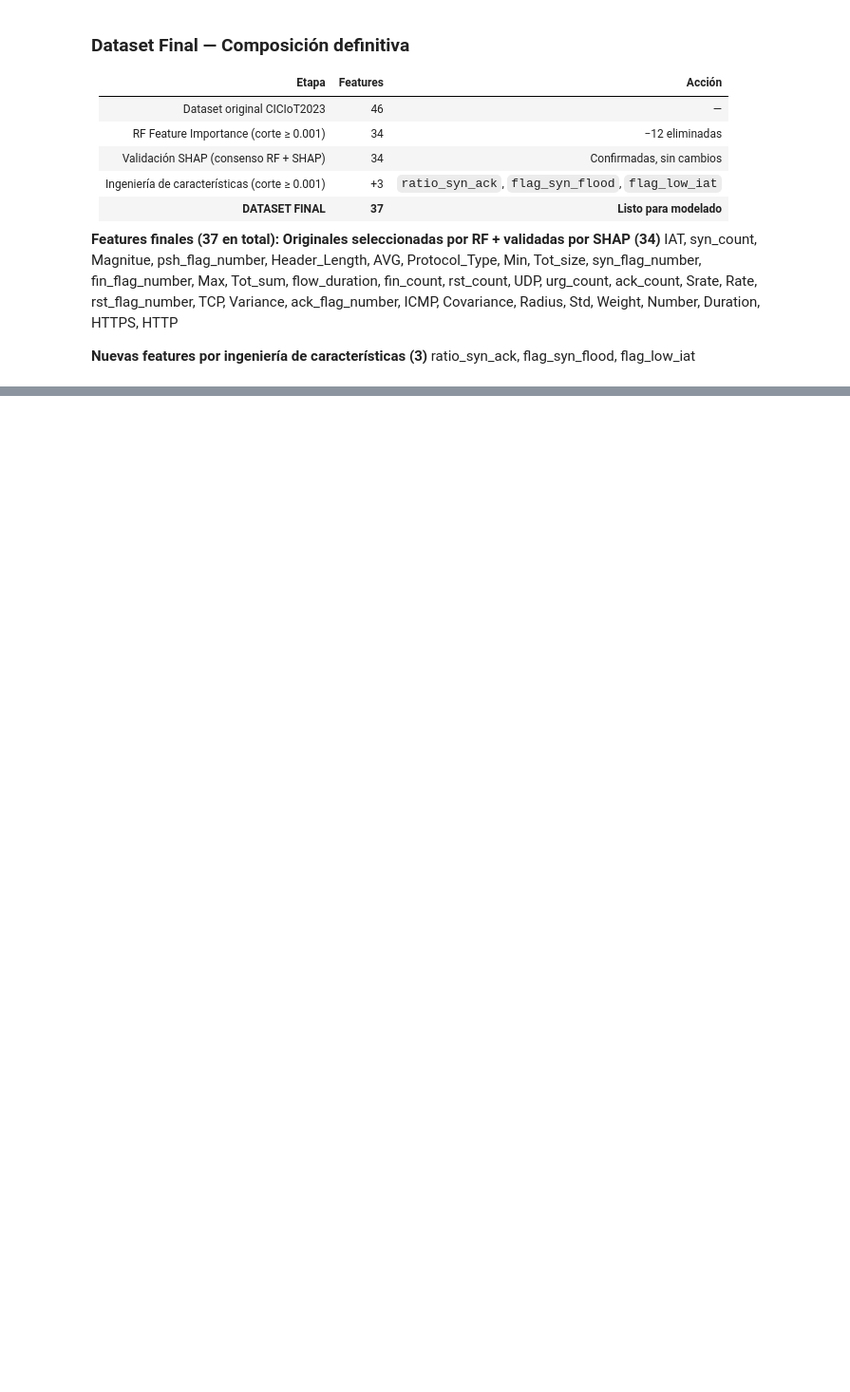
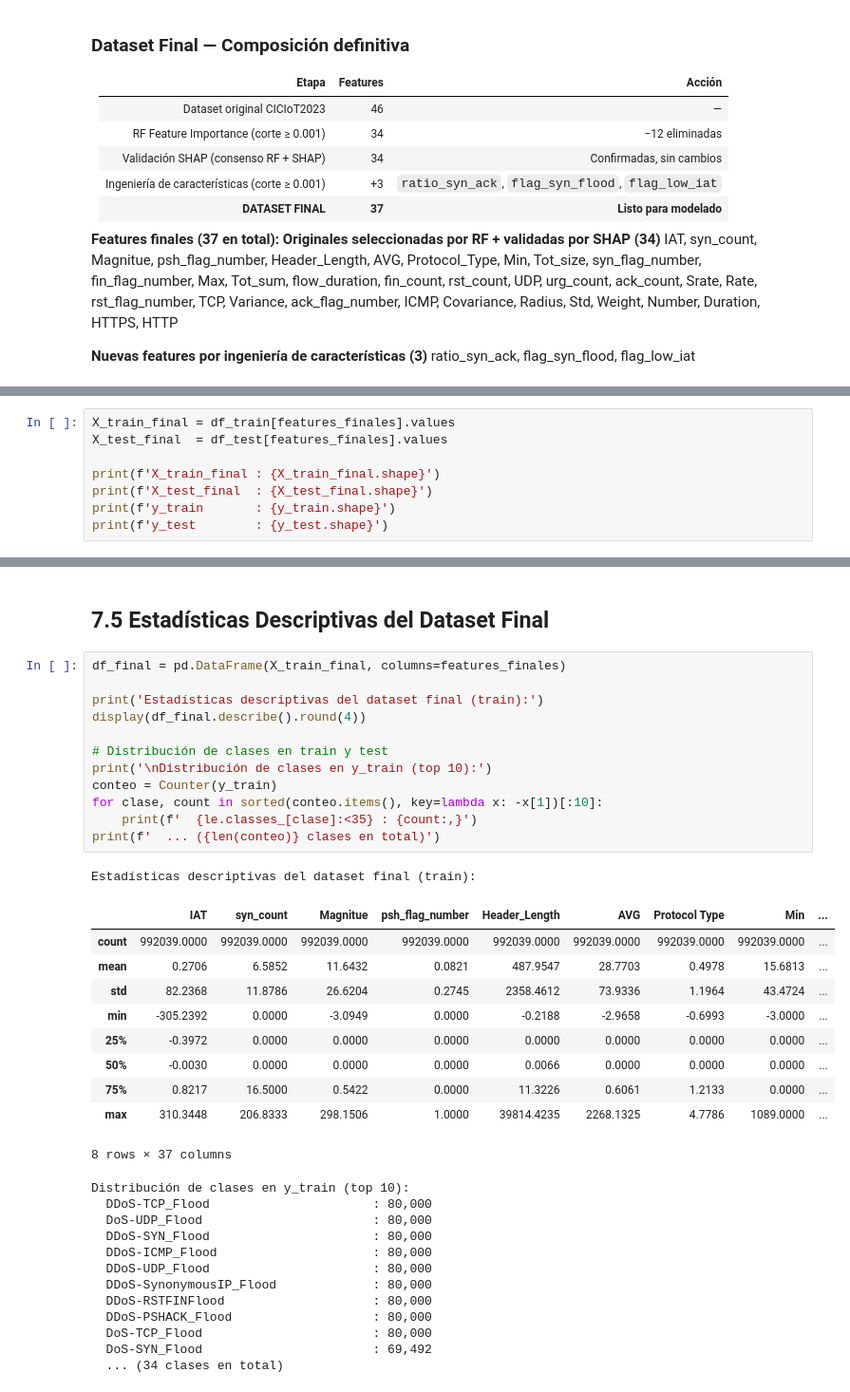
Before and after one commit to xtsebas/iot-intrusion-detection-ml, a Jupyter notebook: notebooks/Parte_1.ipynb, the cells around one changed output, grey strips where cells are left out. Shown at 95% size. Drawn from its saved outputs; the diff is of its cells as text; blank space fills up the shorter version.

```diff
--- a/notebooks/Parte_1.ipynb
+++ b/notebooks/Parte_1.ipynb
@@ -1726,0 +1804,8 @@ ratio_syn_ack, flag_syn_flood, flag_low_iat
+# %%
+X_train_final = df_train[features_finales].values
+X_test_final  = df_test[features_finales].values
+
+print(f'X_train_final : {X_train_final.shape}')
+print(f'X_test_final  : {X_test_final.shape}')
+print(f'y_train       : {y_train.shape}')
+print(f'y_test        : {y_test.shape}')
@@ -1726,0 +1922,38 @@ ratio_syn_ack, flag_syn_flood, flag_low_iat
+# %% [markdown]
+## 7.5 Estadísticas Descriptivas del Dataset Final
+# %%
+df_final = pd.DataFrame(X_train_final, columns=features_finales)
+
+print('Estadísticas descriptivas del dataset final (train):')
+display(df_final.describe().round(4))
+
+# Distribución de clases en train y test
+print('\nDistribución de clases en y_train (top 10):')
+conteo = Counter(y_train)
+for clase, count in sorted(conteo.items(), key=lambda x: -x[1])[:10]:
+    print(f'  {le.classes_[clase]:<35} : {count:,}')
+print(f'  ... ({len(conteo)} clases en total)')
+# %% [output]
+Estadísticas descriptivas del dataset final (train):
+|  | IAT | syn_count | Magnitue | psh_flag_number | Header_Length | AVG | Protocol Type | Min | ... |
+| count | 992039.0000 | 992039.0000 | 992039.0000 | 992039.0000 | 992039.0000 | 992039.0000 | 992039.0000 | 992039.0000 | ... |
+| mean | 0.2706 | 6.5852 | 11.6432 | 0.0821 | 487.9547 | 28.7703 | 0.4978 | 15.6813 | ... |
+| std | 82.2368 | 11.8786 | 26.6204 | 0.2745 | 2358.4612 | 73.9336 | 1.1964 | 43.4724 | ... |
+| min | -305.2392 | 0.0000 | -3.0949 | 0.0000 | -0.2188 | -2.9658 | -0.6993 | -3.0000 | ... |
+| 25% | -0.3972 | 0.0000 | 0.0000 | 0.0000 | 0.0000 | 0.0000 | 0.0000 | 0.0000 | ... |
+| 50% | -0.0030 | 0.0000 | 0.0000 | 0.0000 | 0.0066 | 0.0000 | 0.0000 | 0.0000 | ... |
+| 75% | 0.8217 | 16.5000 | 0.5422 | 0.0000 | 11.3226 | 0.6061 | 1.2133 | 0.0000 | ... |
+| max | 310.3448 | 206.8333 | 298.1506 | 1.0000 | 39814.4235 | 2268.1325 | 4.7786 | 1089.0000 | ... |
+8 rows × 37 columns
+Distribución de clases en y_train (top 10):
+  DDoS-TCP_Flood                      : 80,000
+  DoS-UDP_Flood                       : 80,000
+  DDoS-SYN_Flood                      : 80,000
+  DDoS-ICMP_Flood                     : 80,000
+  DDoS-UDP_Flood                      : 80,000
+  DDoS-SynonymousIP_Flood             : 80,000
+  DDoS-RSTFINFlood                    : 80,000
+  DDoS-PSHACK_Flood                   : 80,000
+  DoS-TCP_Flood                       : 80,000
+  DoS-SYN_Flood                       : 69,492
+  ... (34 clases en total)
```
Also changed, not shown: parts of 10 cells of this notebook.
